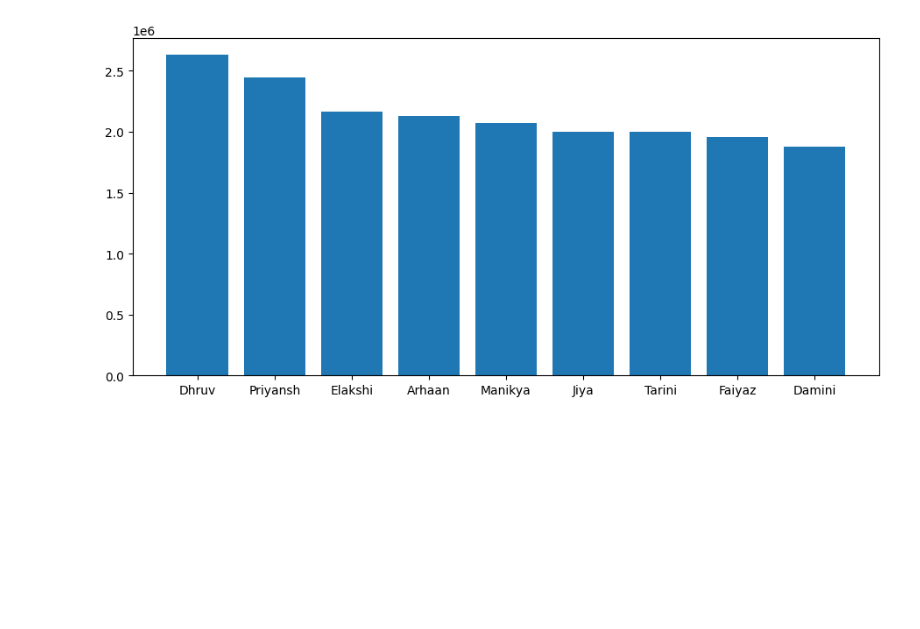
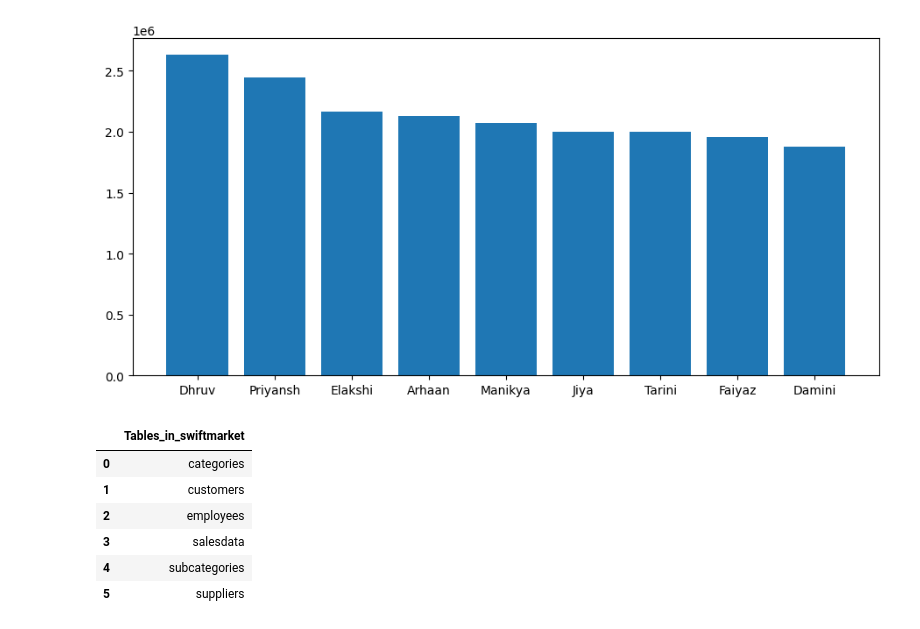
Before and after one commit to shikhatyagi01/ecommerce-analysis, a Jupyter notebook: swiftmarket.ipynb, the cells around one changed output. Saved outputs shown, nothing was run; the diff lists cells and outputs as text; code cells hidden in the pictures; blank space fills up the shorter version.

```diff
--- a/swiftmarket.ipynb
+++ b/swiftmarket.ipynb
@@ -79,3 +85,14 @@ plt.bar(x = customer, height = expend)
 # %% [output]
 <BarContainer object of 10 artists>
 [figure]
+# %%
+query ="show tables;"
+read_query(query)
+# %% [output]
+|  | Tables_in_swiftmarket |
+| 0 | categories |
+| 1 | customers |
+| 2 | employees |
+| 3 | salesdata |
+| 4 | subcategories |
+| 5 | suppliers |
```
Also changed, not shown: parts of 9 cells of this notebook.
